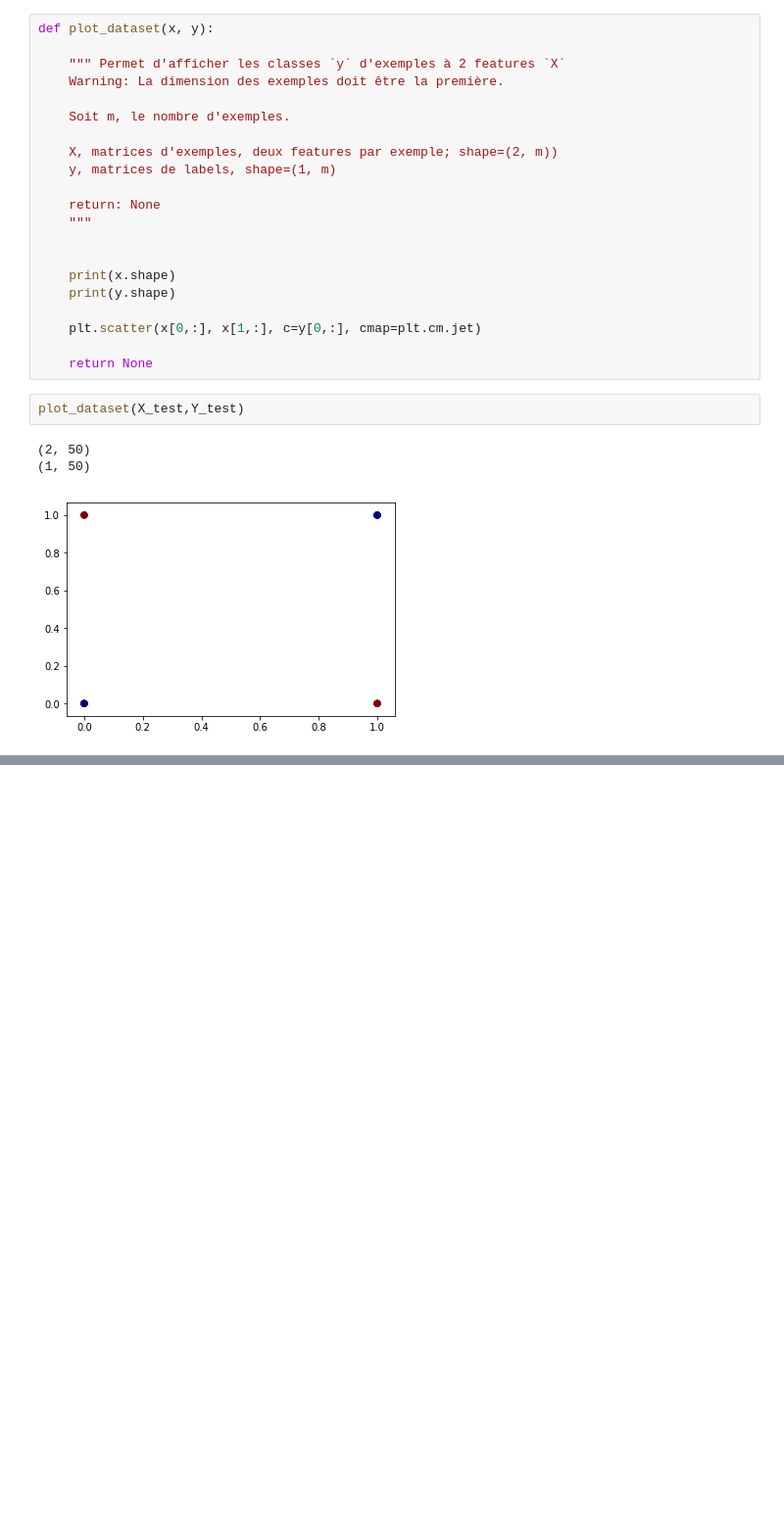
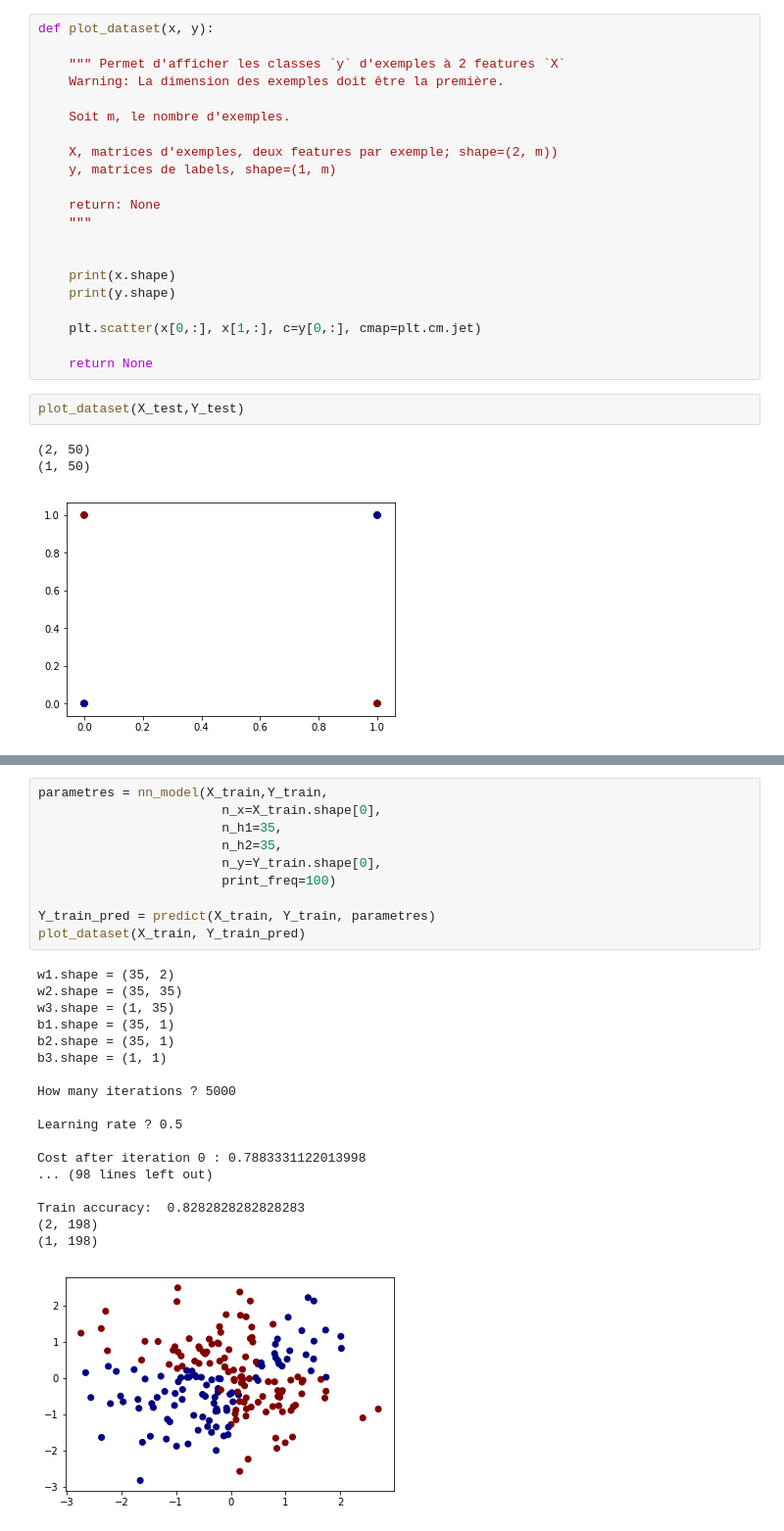
Before and after one commit to tommisignori/neural_network, a Jupyter notebook: mynn_2hl.ipynb, the cells around one changed output, grey strips where cells are left out. Shown: that part at 98% size. Cells and saved outputs as stored; diff of their text form; blank space fills up the shorter version.

```diff
--- a/mynn_2hl.ipynb
+++ b/mynn_2hl.ipynb
@@ -361,0 +410,29 @@ plot_dataset(X_test,Y_test)
+# %%
+parametres = nn_model(X_train,Y_train,
+                        n_x=X_train.shape[0],
+                        n_h1=35,
+                        n_h2=35,
+                        n_y=Y_train.shape[0],
+                        print_freq=100)
+
+Y_train_pred = predict(X_train, Y_train, parametres)
+plot_dataset(X_train, Y_train_pred)
+# %% [output]
+w1.shape = (35, 2)
+w2.shape = (35, 35)
+w3.shape = (1, 35)
+b1.shape = (35, 1)
+b2.shape = (35, 1)
+b3.shape = (1, 1)
+
+How many iterations ? 5000
+
+Learning rate ? 0.5
+
+Cost after iteration 0 : 0.7883331122013998
+... (98 lines left out)
+
+Train accuracy:  0.8282828282828283
+(2, 198)
+(1, 198)
+[figure, added]
```
Also changed, not shown: parts of 6 cells of this notebook.
